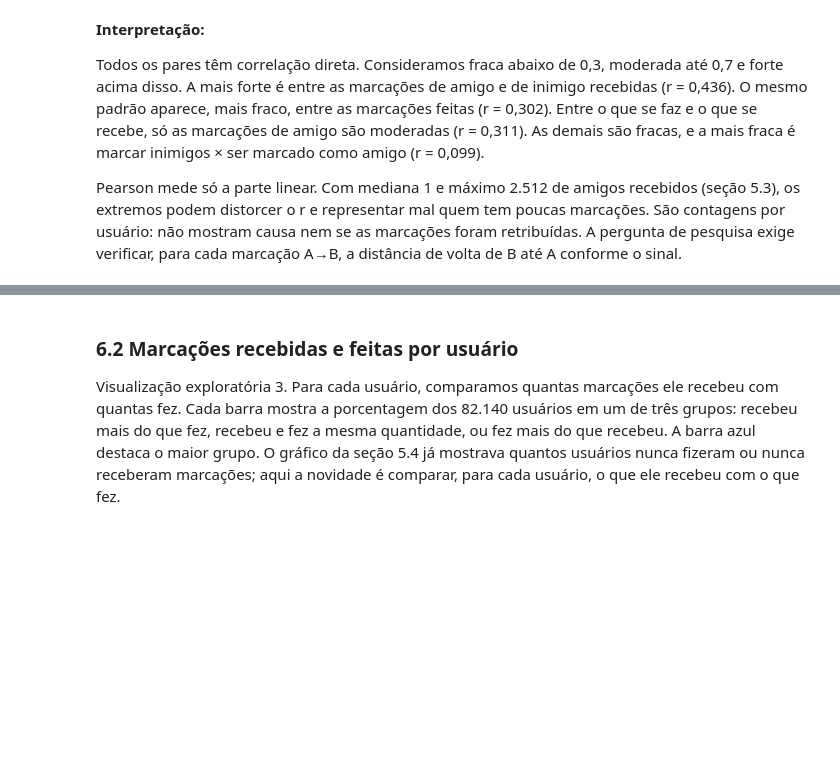
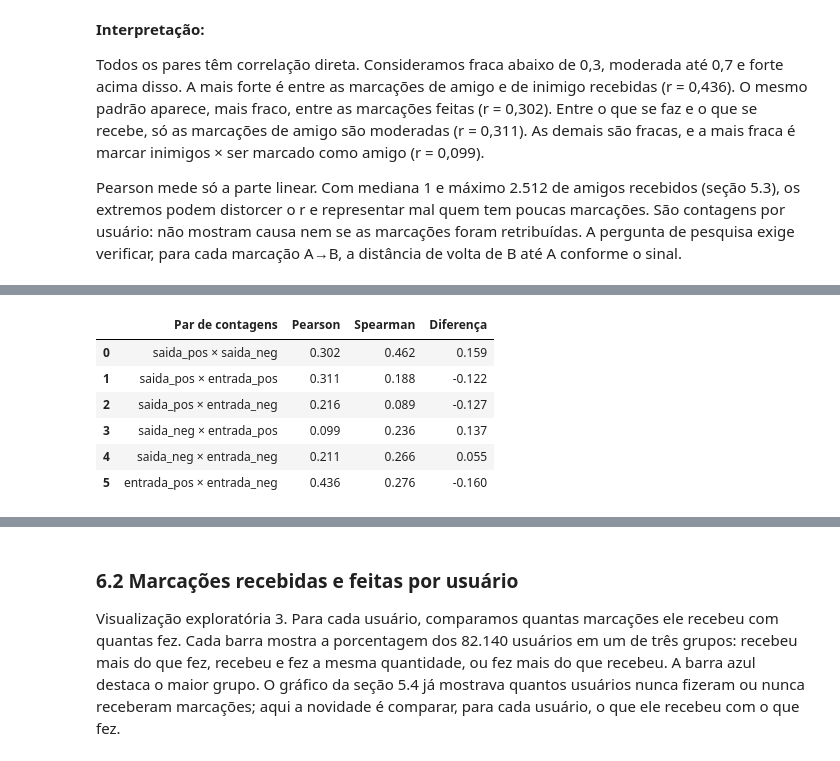
Before and after one commit to arthurlins7/Projeto-Grafos, a Jupyter notebook: notebooks/01_exploracao_dados.ipynb, the cells around one changed output, grey strips where cells are left out. Saved outputs shown, nothing was run; the diff lists cells and outputs as text; code cells hidden in the pictures; blank space fills up the shorter version.

Commit message:
feat: comparar correlações de Pearson e Spearman

```diff
--- a/notebooks/01_exploracao_dados.ipynb
+++ b/notebooks/01_exploracao_dados.ipynb
@@ -523,0 +528,23 @@ Pearson mede só a parte linear. Com mediana 1 e máximo 2.512 de amigos recebid
+# %%
+import itertools
+
+correlacoes_spearman = graus[colunas_relacionais].rank().corr()
+
+comparacao_correlacoes = pd.DataFrame([
+    {
+        "Par de contagens": f"{primeira} × {segunda}",
+        "Pearson": correlacoes_pearson.loc[primeira, segunda],
+        "Spearman": correlacoes_spearman.loc[primeira, segunda],
+    }
+    for primeira, segunda in itertools.combinations(colunas_relacionais, 2)
+])
+comparacao_correlacoes["Diferença"] = comparacao_correlacoes["Spearman"] - comparacao_correlacoes["Pearson"]
+comparacao_correlacoes.round(3)
+# %% [output]
+|  | Par de contagens | Pearson | Spearman | Diferença |
+| 0 | saida_pos × saida_neg | 0.302 | 0.462 | 0.159 |
+| 1 | saida_pos × entrada_pos | 0.311 | 0.188 | -0.122 |
+| 2 | saida_pos × entrada_neg | 0.216 | 0.089 | -0.127 |
+| 3 | saida_neg × entrada_pos | 0.099 | 0.236 | 0.137 |
+| 4 | saida_neg × entrada_neg | 0.211 | 0.266 | 0.055 |
+| 5 | entrada_pos × entrada_neg | 0.436 | 0.276 | -0.160 |
```
Also changed, not shown: parts of 2 cells of this notebook.
